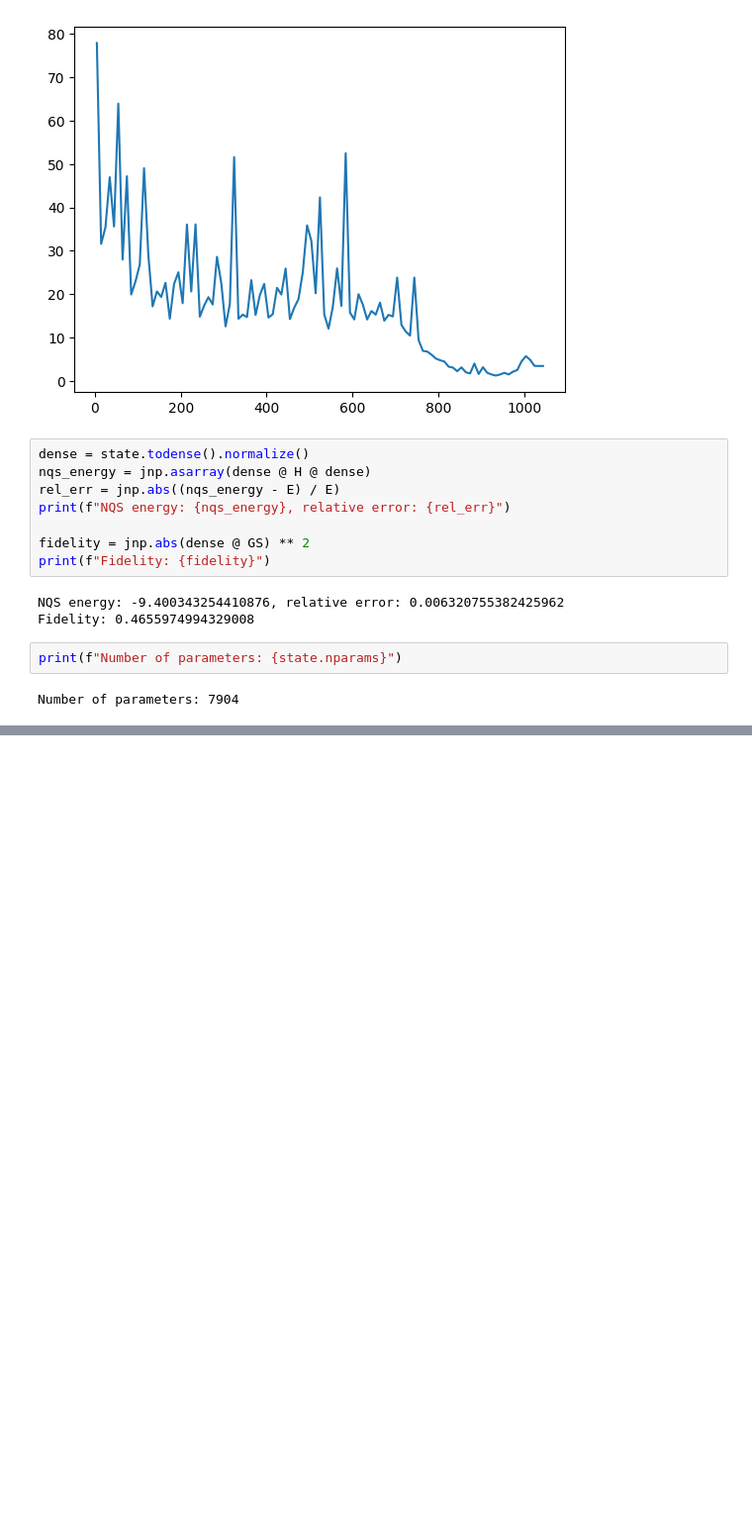
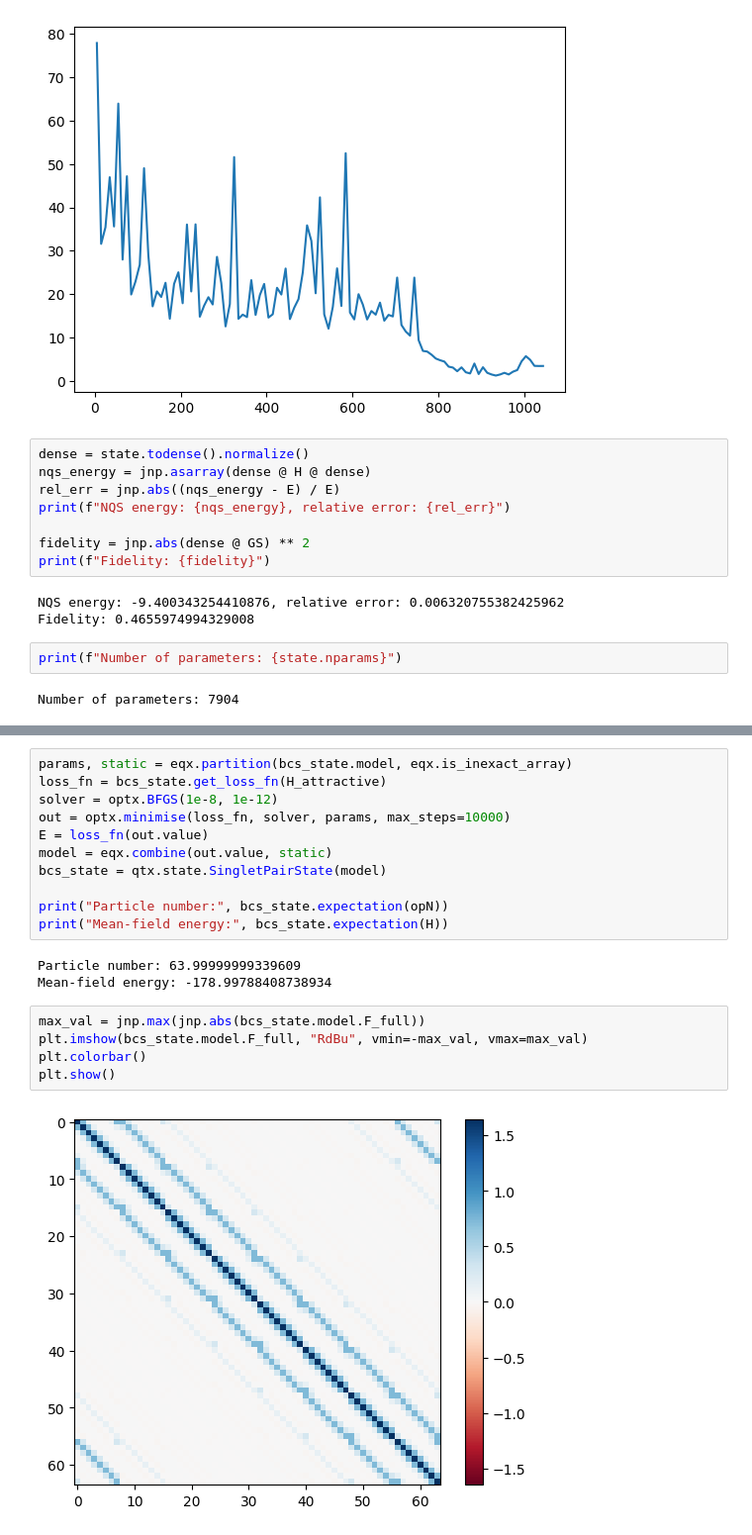
Before and after one commit to brandoncovert/NN_Discrete, a Jupyter notebook: neutrons_roth_NN.ipynb, the cells around one changed output, grey strips where cells are left out. Shown at 99% size. Saved outputs shown, nothing was run; the diff lists cells and outputs as text; blank space fills up the shorter version.

```diff
--- a/neutrons_roth_NN.ipynb
+++ b/neutrons_roth_NN.ipynb
@@ -390,0 +444,21 @@ Number of parameters: 7904
+# %%
+params, static = eqx.partition(bcs_state.model, eqx.is_inexact_array)
+loss_fn = bcs_state.get_loss_fn(H_attractive)
+solver = optx.BFGS(1e-8, 1e-12)
+out = optx.minimise(loss_fn, solver, params, max_steps=10000)
+E = loss_fn(out.value)
+model = eqx.combine(out.value, static)
+bcs_state = qtx.state.SingletPairState(model)
+
+print("Particle number:", bcs_state.expectation(opN))
+print("Mean-field energy:", bcs_state.expectation(H))
+# %% [output]
+Particle number: 63.99999999339609
+Mean-field energy: -178.99788408738934
+# %%
+max_val = jnp.max(jnp.abs(bcs_state.model.F_full))
+plt.imshow(bcs_state.model.F_full, "RdBu", vmin=-max_val, vmax=max_val)
+plt.colorbar()
+plt.show()
+# %% [output]
+[figure, added]
```
Also changed, not shown: parts of 8 cells of this notebook, 4 other files.
